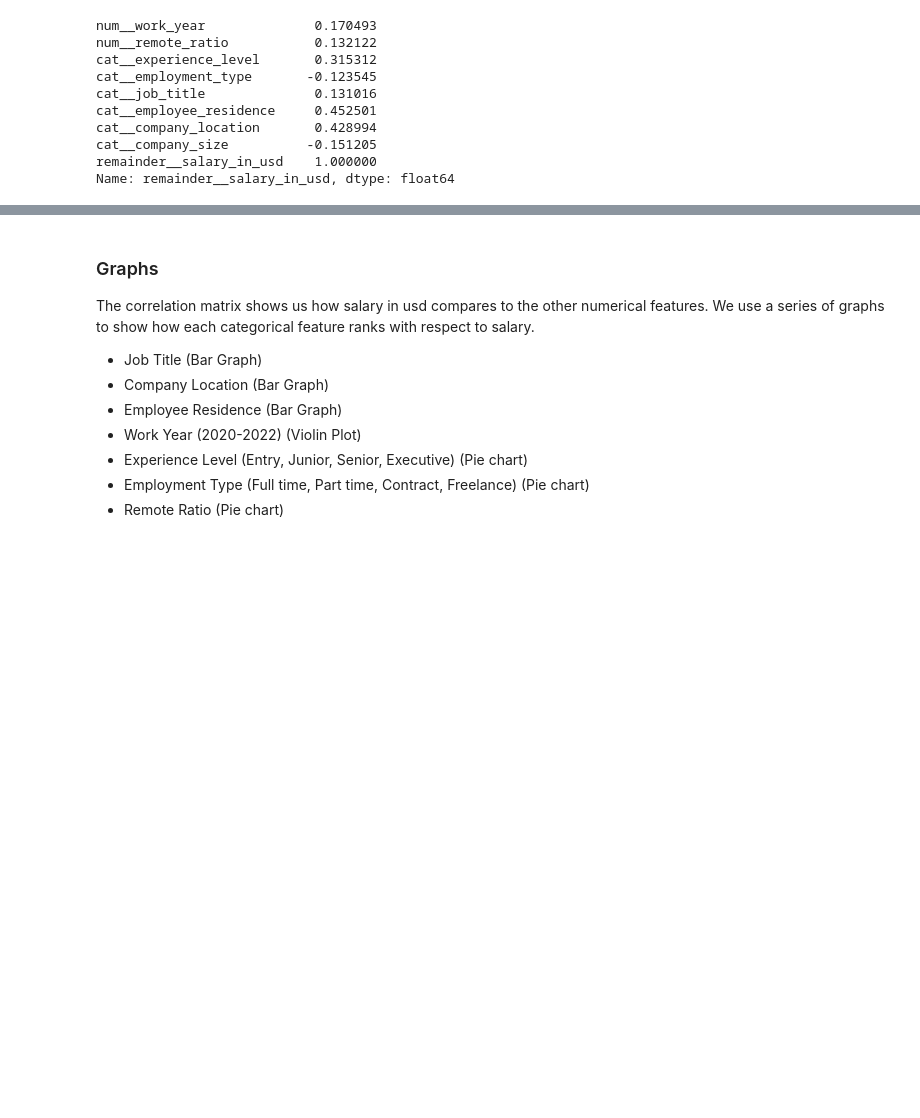
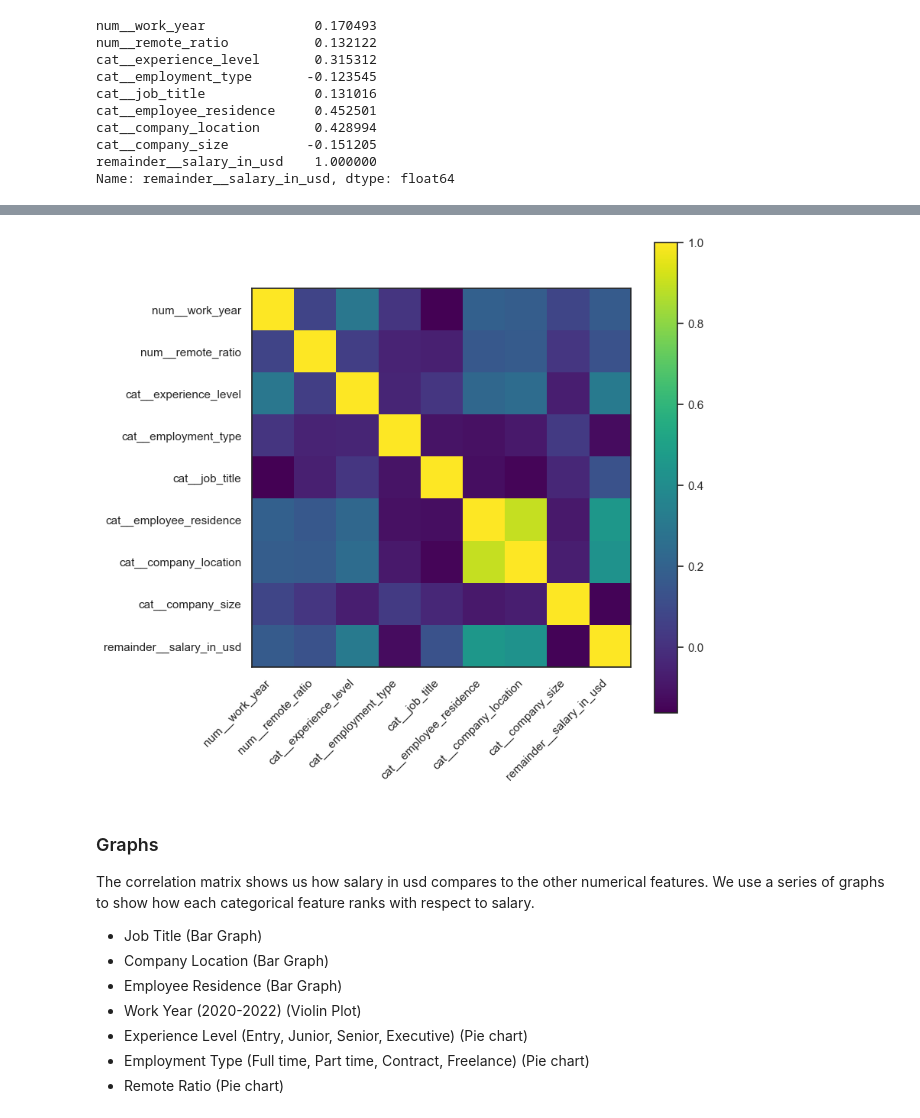
Before and after one commit to pauldumitriu001/EECS3401_IntroToAi_FinalProject, a Jupyter notebook: EECS3401FinalProject-Group8.ipynb, the cells around one changed output, grey strips where cells are left out. Saved outputs shown, nothing was run; the diff lists cells and outputs as text; code cells hidden in the pictures; blank space fills up the shorter version.

```diff
--- a/EECS3401FinalProject-Group8.ipynb
+++ b/EECS3401FinalProject-Group8.ipynb
@@ -267,3 +271,26 @@ fig
+# %%
+fig, ax = plt.subplots(figsize=(8, 8))
+
+# Display the correlation matrix using imshow
+im = ax.imshow(corr_matrix, cmap="viridis")
+
+# Add a colorbar on the Right Hand Side
+cbar = ax.figure.colorbar(im, ax=ax)
+
+# Set labels for the axes to show the column names
+ax.set_xticks(range(len(corr_matrix.columns)))  # X-axis
+ax.set_xticklabels(corr_matrix.columns)
+
+ax.set_yticks(range(len(corr_matrix.columns)))  # Y-axis
+ax.set_yticklabels(corr_matrix.columns)
+
+
+plt.xticks(rotation=45, ha="right") # Needed for readability
+
+# Show the plot
+plt.show()
+# %% [output]
+[figure, added]
 # %% [markdown]
 ### Graphs
 The correlation matrix shows us how salary in usd compares to the other numerical features. We use a series of graphs to show  how each categorical feature ranks with respect to salary.
```
Also changed, not shown: parts of 6 cells of this notebook.
